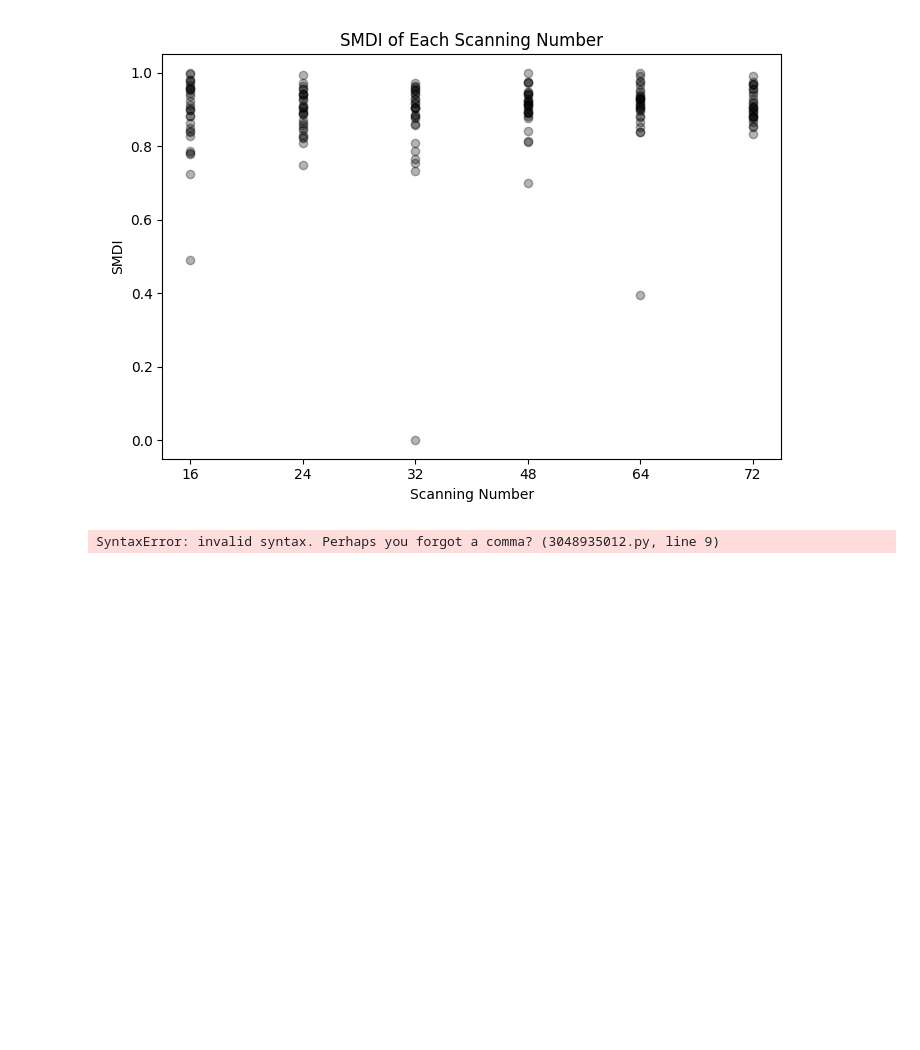
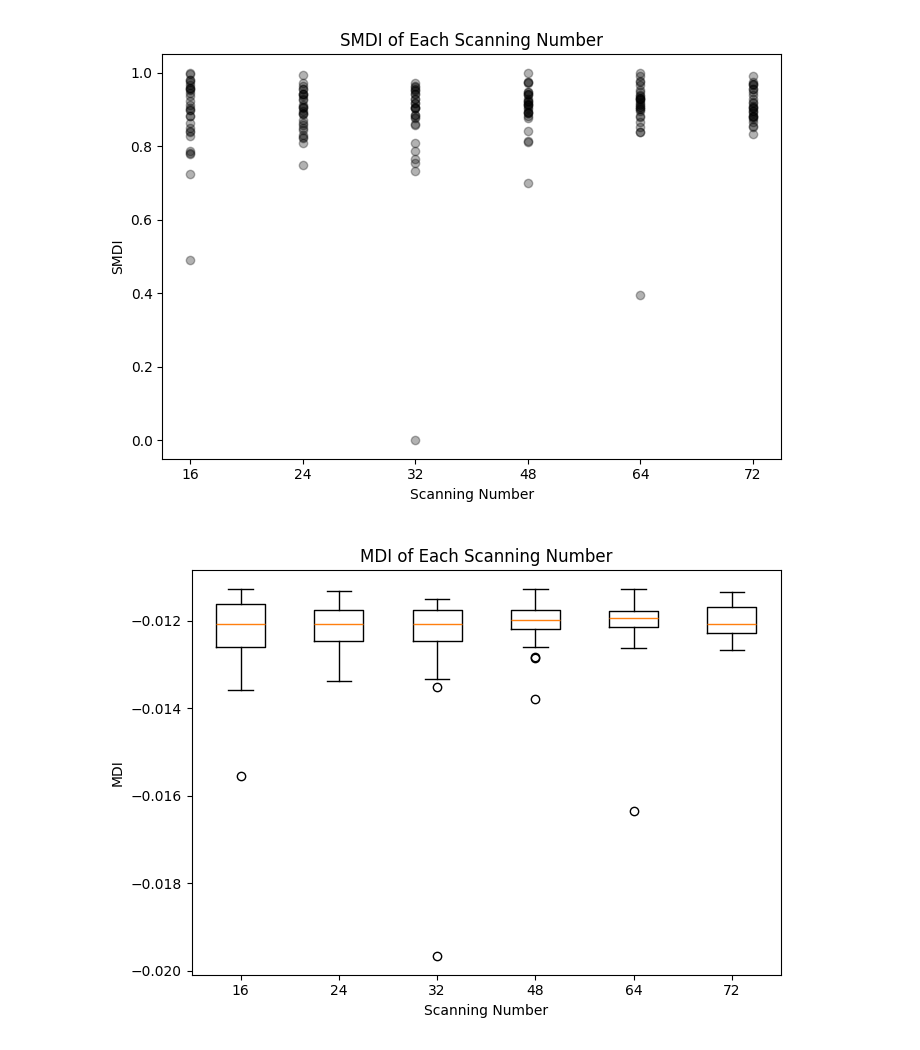
Before and after one commit to akaeii/c-semp_pollen_e-beam, a Jupyter notebook: mdi_optimization/analysis.ipynb, the cells around one changed output. Drawn from its saved outputs; the diff is of its cells as text; code cells hidden in the pictures; blank space fills up the shorter version.

Commit message:
General plot improvements.

```diff
--- a/mdi_optimization/analysis.ipynb
+++ b/mdi_optimization/analysis.ipynb
@@ -76,16 +76,16 @@ smdi_scatter.tight_layout()
 # %%
 plt.close('all')
 mdi_box, axis = plt.subplots(1,1, figsize=(7,5))
 mdi_box.canvas.header_visible = False
 
 pooled_mdi_data = [master_mdi[col].dropna() for col in master_mdi.columns]
 axis.boxplot(x=pooled_mdi_data)
 axis.set(title='MDI of Each Scanning Number',
          xlabel='Scanning Number',
-         ylabel='MDI')
-         xticklabels=[16,24,32,48,64,72]
+         ylabel='MDI',
+         xticklabels=[16,24,32,48,64,72])
 
 
 mdi_box.tight_layout()
 # %% [output]
-SyntaxError: invalid syntax. Perhaps you forgot a comma? (3048935012.py, line 9)
+[figure, added]
```
